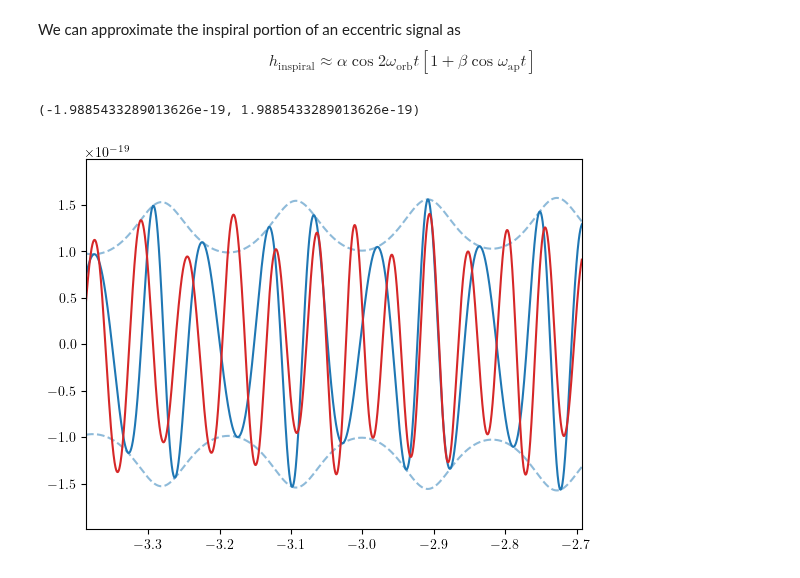
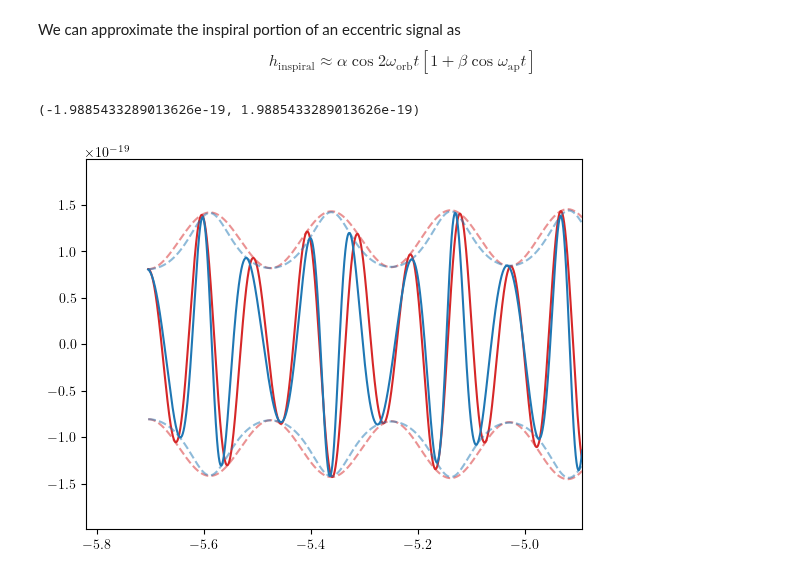
Before and after one commit to BenGPatterson/EccentricHarmonics, a Jupyter notebook: shifting_MA.ipynb, the cells around one changed output. Drawn from its saved outputs; the diff is of its cells as text; code cells hidden in the pictures.

Commit message:
got beat approximation working

```diff
--- a/shifting_MA.ipynb
+++ b/shifting_MA.ipynb
@@ -75,11 +75,12 @@ h_\mathrm{inspiral} \approx \alpha \cos{2\omega_\mathrm{orb}t} \left[1+\beta\cos
 $$
 # %%
 #  Beat parameters
-alpha_m = 0
-alpha_c = 1.17e-19
-beta_m = 0
-beta_c = -0.2
-t0 = -0.035
+alpha_m = 0.0492e-19
+alpha_c = 1.1095e-19
+beta_m = 0.0092
+beta_c = -0.2726
+t0 = 0
+f_inc = 1.04
 # %%
 # Gets orbital frequency from gravitational wave frequency
 def f_orb(f_gw):
@@ -113,23 +96,33 @@ f_a = f_a_interp(t)
 # %%
+# Set up frequencies for 'beat' waveform
+t = h.sample_times[h.sample_times<=h.sample_times[0]+3.5*len_2pi] - h.sample_times[0]
+f_o = f_orb(f_low)
+f_a = f_ap(f_low, f_low, e, chirp2total(chirp, q))
+f_o = np.linspace(f_orb(f_low), f_orb(f_low*f_inc), len(t))
+f_a = np.linspace(f_ap(f_low, f_low, e, chirp2total(chirp, q)), f_ap(f_low*f_inc, f_low, e, chirp2total(chirp, q)), len(t))
+
 # Create approximate 'beat' waveform
 def beat_waveform(alpha_m, alpha_c, beta_m, beta_c, t0):
 
     # Calculate alpha and beta for all times
     alpha = alpha_m*(t+t0) + alpha_c
     beta = beta_m*(t+t0) + beta_c
 
     # Create array
     amp_mods = 1+beta*np.cos(2*np.pi*f_a*(t+t0))
     b_arr = alpha*np.cos(4*np.pi*f_o*(t+t0))*amp_mods
-    return b_arr
 
-b_arr = beat_waveform(alpha_m, alpha_c, beta_m, beta_c, t0)
+    return b_arr, alpha*amp_mods
+
+b_arr, amp_mods = beat_waveform(alpha_m, alpha_c, beta_m, beta_c, t0)
 plt.plot(h.sample_times, h.real(), c='C0')
 plt.plot(h.sample_times, np.abs(h), c='C0', ls='dashed', alpha=0.5)
 plt.plot(h.sample_times, -np.abs(h), c='C0', ls='dashed', alpha=0.5)
-plt.plot(t+h.sample_times[0], b_arr, c='C3')
-plt.xlim(h.sample_times[0]+10*len_2pi, h.sample_times[0]+13*len_2pi)
+plt.plot(t+h.sample_times[0], b_arr, c='C3', zorder=-5)
+plt.plot(t+h.sample_times[0], amp_mods, c='C3', ls='dashed', alpha=0.5, zorder=-5)
+plt.plot(t+h.sample_times[0], -amp_mods, c='C3', ls='dashed', alpha=0.5, zorder=-5)
+plt.xlim(h.sample_times[0]-0.5*len_2pi, h.sample_times[0]+3.5*len_2pi)
 plt.ylim(-1.4*max_h, 1.4*max_h)
 # %% [output]
 (-1.9885433289013626e-19, 1.9885433289013626e-19)
-[figure, old version]
+[figure, new version]
```
Also changed, not shown: parts of 1 cell of this notebook.
